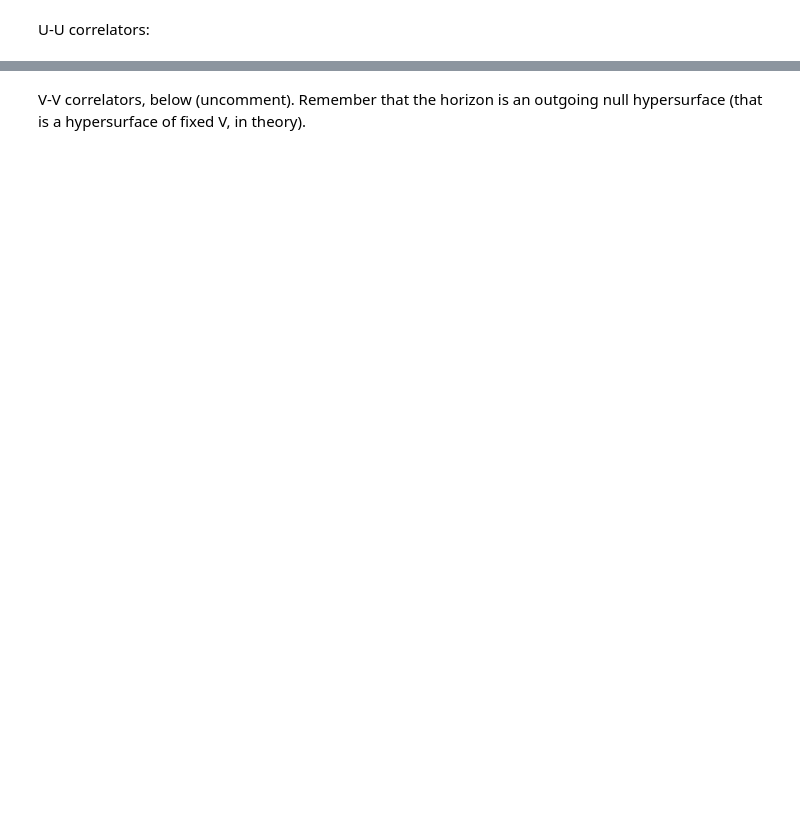
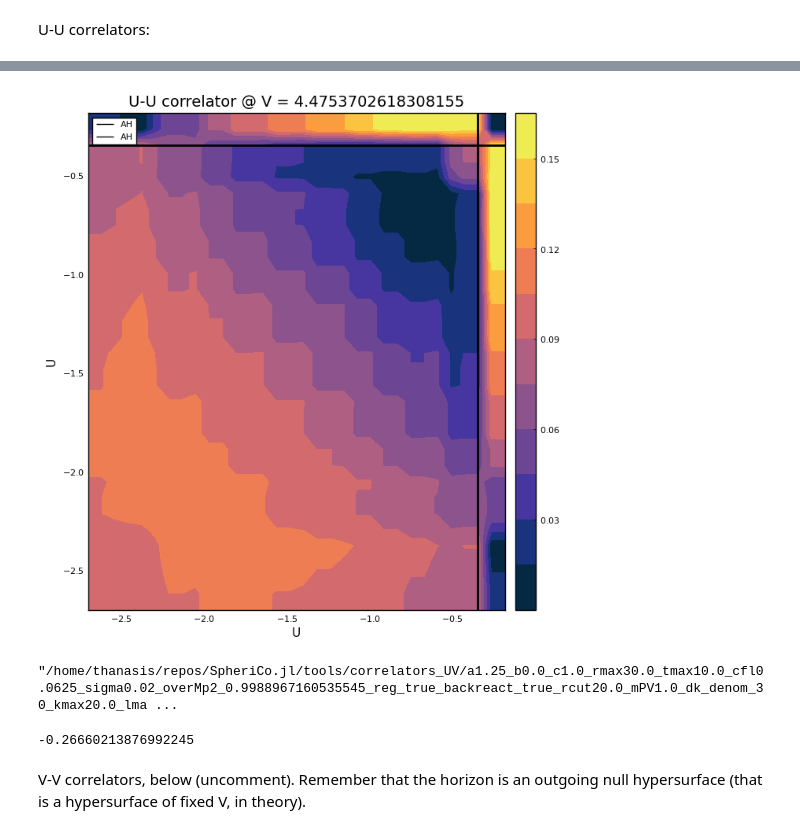
Before and after one commit to ThanasisGiannakopoulos/SpheriCo.jl, a Jupyter notebook: tools/correlators_UV.ipynb, the cells around one changed output, grey strips where cells are left out. Drawn from its saved outputs; the diff is of its cells as text; code cells hidden in the pictures; blank space fills up the shorter version.

```diff
--- a/tools/correlators_UV.ipynb
+++ b/tools/correlators_UV.ipynb
@@ -326,19 +368,28 @@ findall(x->x == V_axis[vi], AH_V)
 # %%
 # check the output of the cell above
-ah_vi = 68
+ah_vi = 19
 
 contourf(U_axis[i:j], U_axis[i:j], real.(UU_crlt[vi,i:j,i:j]),
     title="U-U correlator @ V = $(V_axis[vi])",
     xlabel = "U",
     ylabel = "U",
     color=:thermal,
     wsize = (700,700),
     frame=true)
 
-plot!([AH_U[ah_vi]], seriestype="vline", label="AH", linewidth=3, color = "black")
-p = plot!([AH_U[ah_vi]], seriestype="hline", label="AH", linewidth=3, color = "black", legend=:topleft)
-
+plot!([AH_U[ah_vi]], seriestype="vline", label="AH", linewidth=2, color = "black")
+p = plot!([AH_U[ah_vi]], seriestype="hline", label="AH", linewidth=2, color = "black", legend=:topleft)
+#ui = 387
+#p = plot!([U_axis[ui]], seriestype="hline", label="U = $(U_axis[ui])", linewidth=3, color = "red")
 # uncomment if you want to save fig
-#savefig(p, out_dir*"/UU_crlt_V_$(AH_V[ah_vi]).pdf")
+savefig(p, out_dir*"/UU_crlt_V_$(AH_V[ah_vi]).pdf")
+# %% [output]
+[figure, added]
+"/home/thanasis/repos/SpheriCo.jl/tools/correlators_UV/a1.25_b0.0_c1.0_rmax30.0_tmax10.0_cfl0.0625_sigma0.02_overMp2_0.9988967160535545_reg_true_backreact_true_rcut20.0_mPV1.0_dk_denom_30_kmax20.0_lma ...
+# %%
+U_axis[370:388]
+U_axis[390]
+# %% [output]
+-0.26660213876992245
 # %% [markdown]
 V-V correlators, below (uncomment). Remember that the horizon is an outgoing null hypersurface (that is a hypersurface of fixed V, in theory).
```
Also changed, not shown: parts of 13 cells of this notebook, 4 other files.
